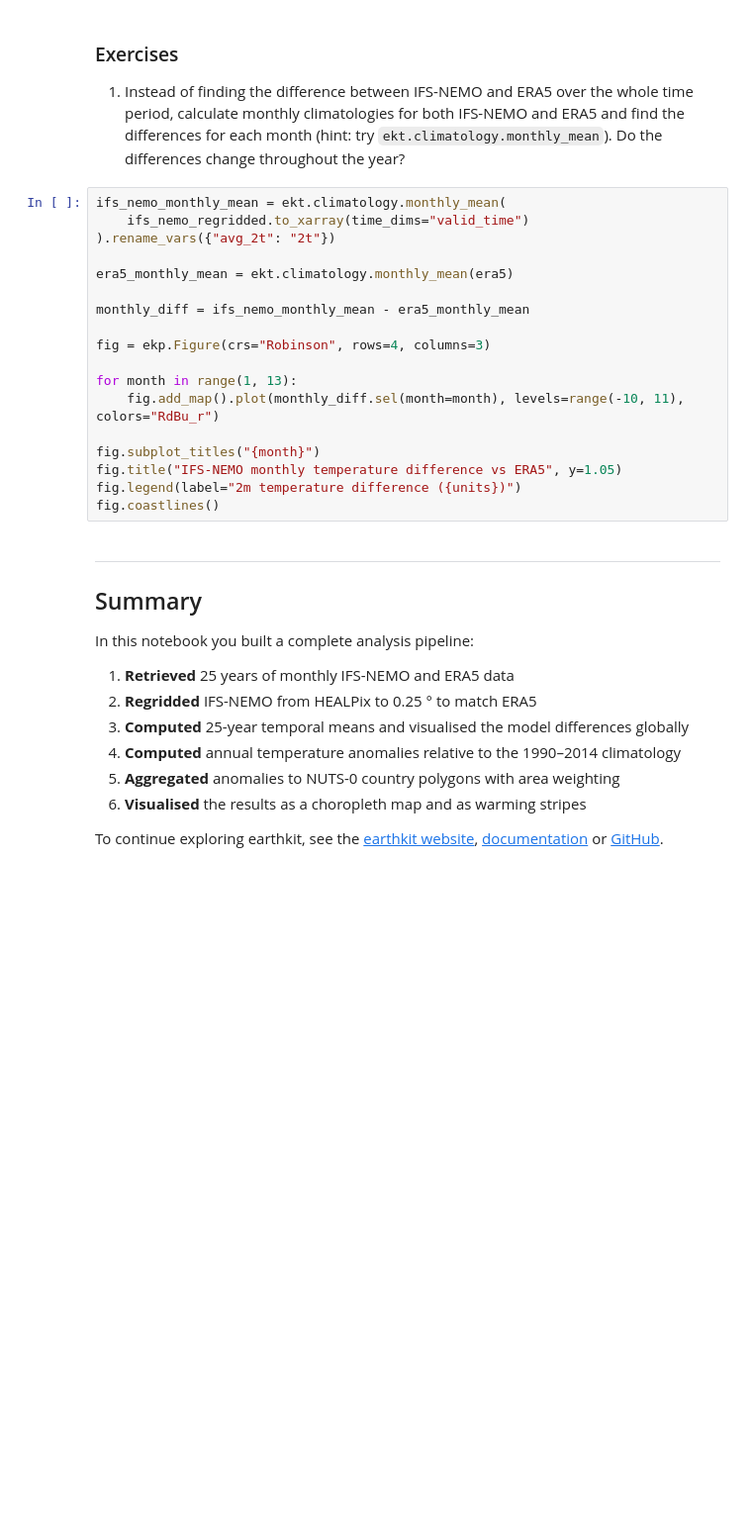
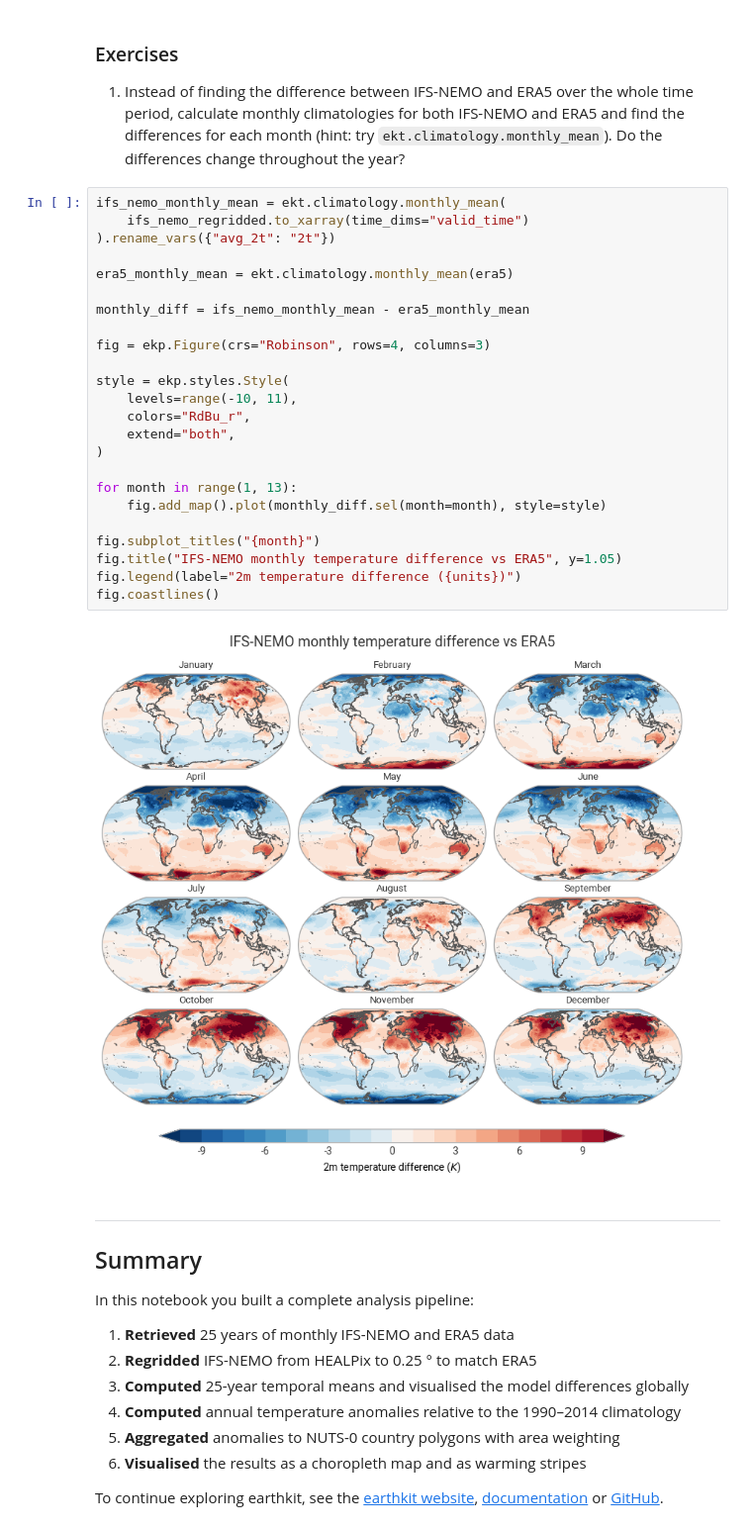
Before and after one commit to destination-earth-digital-twins/polytope-examples, a Jupyter notebook: climate-dt/earthkit-1.0/solutions/02-earthkit-analysis.ipynb, the cells around one changed output. Shown at 99% size. Drawn from its saved outputs; the diff is of its cells as text; blank space fills up the shorter version.

```diff
--- a/climate-dt/earthkit-1.0/solutions/02-earthkit-analysis.ipynb
+++ b/climate-dt/earthkit-1.0/solutions/02-earthkit-analysis.ipynb
@@ -328,21 +356,29 @@ chart.show()
 # %%
 ifs_nemo_monthly_mean = ekt.climatology.monthly_mean(
     ifs_nemo_regridded.to_xarray(time_dims="valid_time")
 ).rename_vars({"avg_2t": "2t"})
 
 era5_monthly_mean = ekt.climatology.monthly_mean(era5)
 
 monthly_diff = ifs_nemo_monthly_mean - era5_monthly_mean
 
 fig = ekp.Figure(crs="Robinson", rows=4, columns=3)
 
+style = ekp.styles.Style(
+    levels=range(-10, 11),
+    colors="RdBu_r",
+    extend="both",
+)
+
 for month in range(1, 13):
-    fig.add_map().plot(monthly_diff.sel(month=month), levels=range(-10, 11), colors="RdBu_r")
+    fig.add_map().plot(monthly_diff.sel(month=month), style=style)
 
 fig.subplot_titles("{month}")
 fig.title("IFS-NEMO monthly temperature difference vs ERA5", y=1.05)
 fig.legend(label="2m temperature difference ({units})")
 fig.coastlines()
+# %% [output]
+[figure, added]
 # %% [markdown]
 ---
 ## Summary
```
Also changed, not shown: parts of 11 cells of this notebook, 5 other files.
